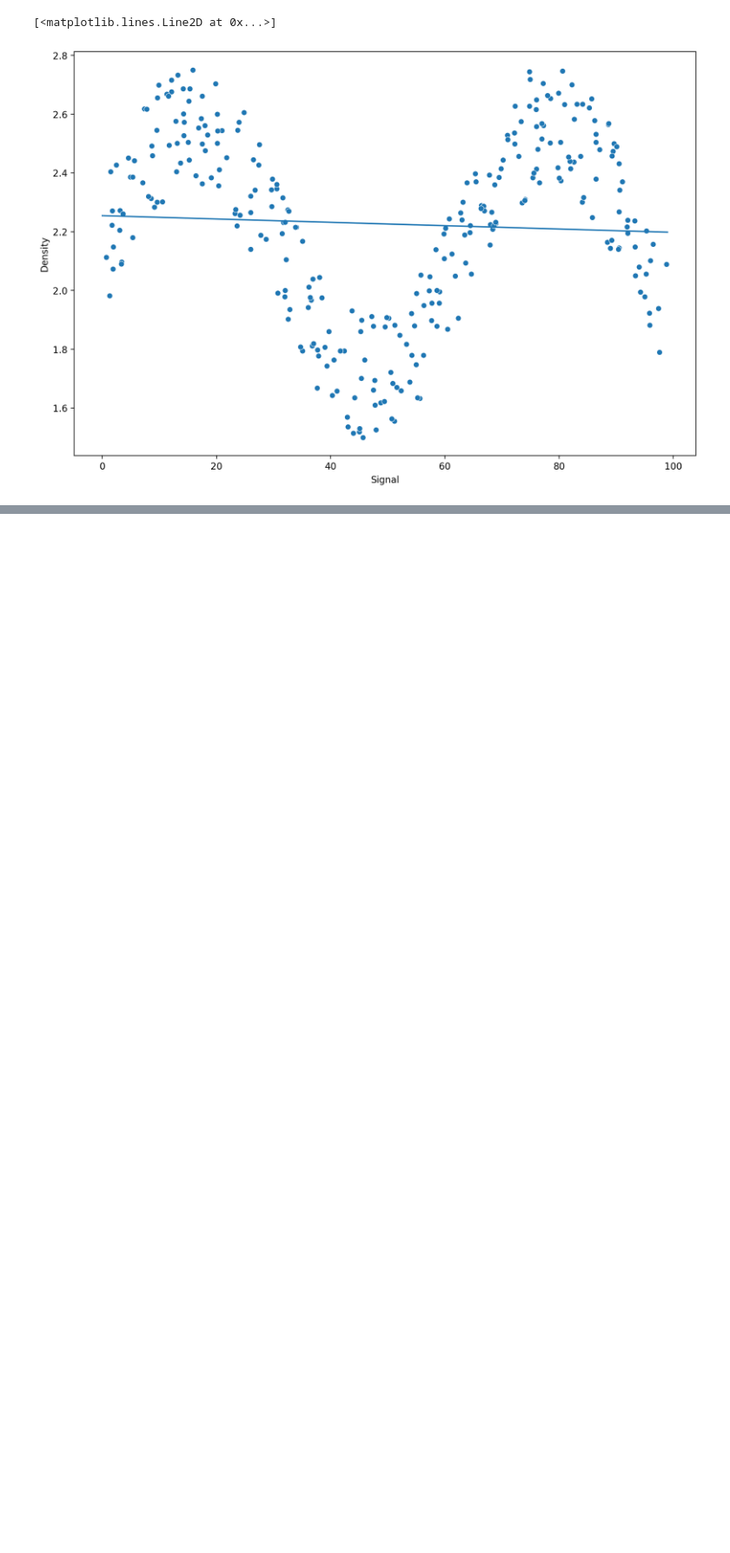
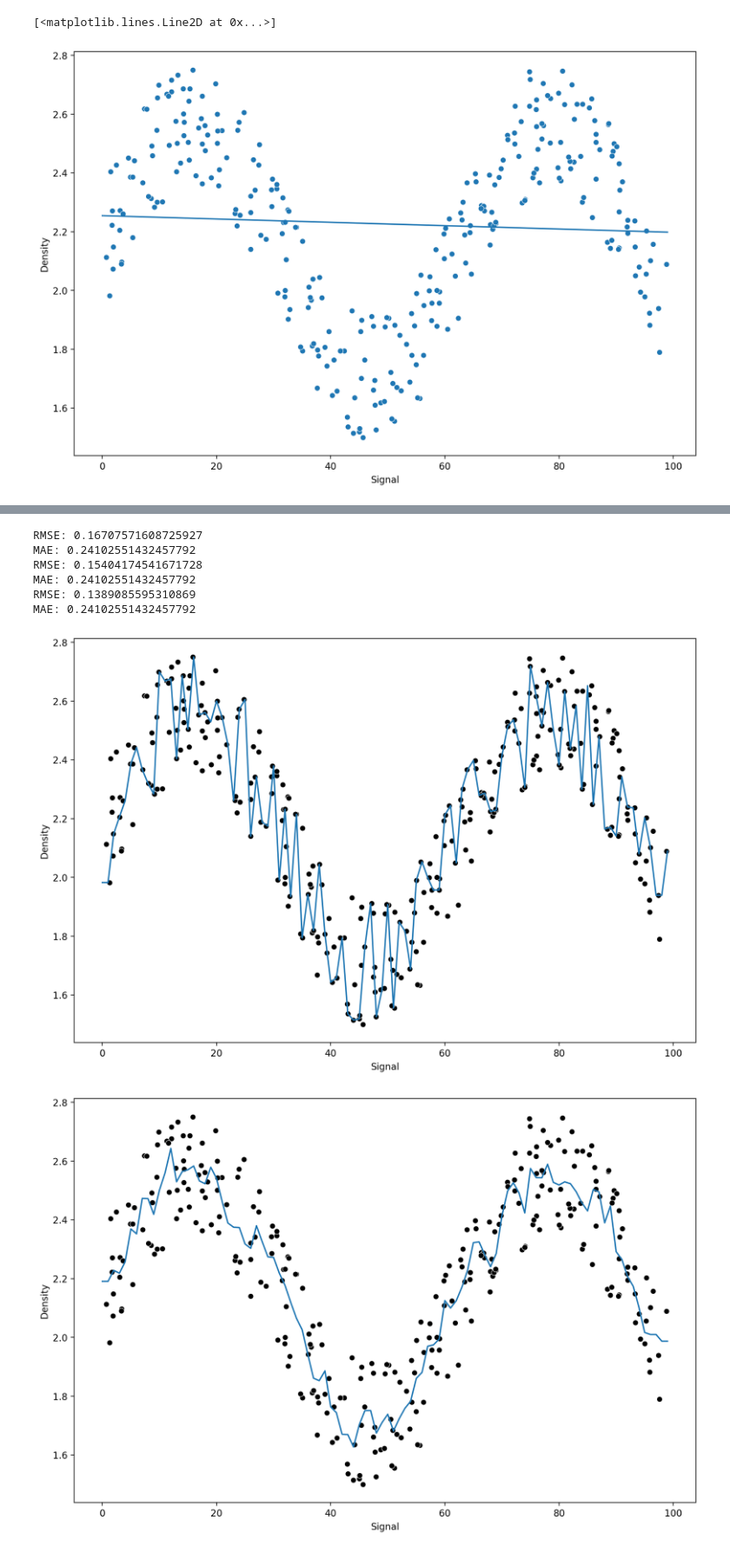
Before and after one commit to ZahrizhalAli/Artificial-Boring-Tunnel-Linear-Regression-model, a Jupyter notebook: [MYSELF]-03_RandomForestRegression.ipynb, the cells around one changed output, grey strips where cells are left out. Shown at 87% size. Cells and saved outputs as stored; diff of their text form; code cells hidden in the pictures; blank space fills up the shorter version.

```diff
--- a/[MYSELF]-03_RandomForestRegression.ipynb
+++ b/[MYSELF]-03_RandomForestRegression.ipynb
@@ -129,0 +178,17 @@ plt.plot(signal_range, signal_preds)
+# %%
+from sklearn.neighbors import KNeighborsRegressor
+
+k_values =  [1,5,10]
+
+for n in k_values:
+    model = KNeighborsRegressor(n_neighbors=n)
+    run_model(model, X_train, y_train, X_test, y_test)
+# %% [output]
+RMSE: 0.16707571608725927
+MAE: 0.24102551432457792
+RMSE: 0.15404174541671728
+MAE: 0.24102551432457792
+RMSE: 0.1389085595310869
+MAE: 0.24102551432457792
+[figure, added]
+[figure, added]
```
Also changed, not shown: parts of 21 cells of this notebook.
